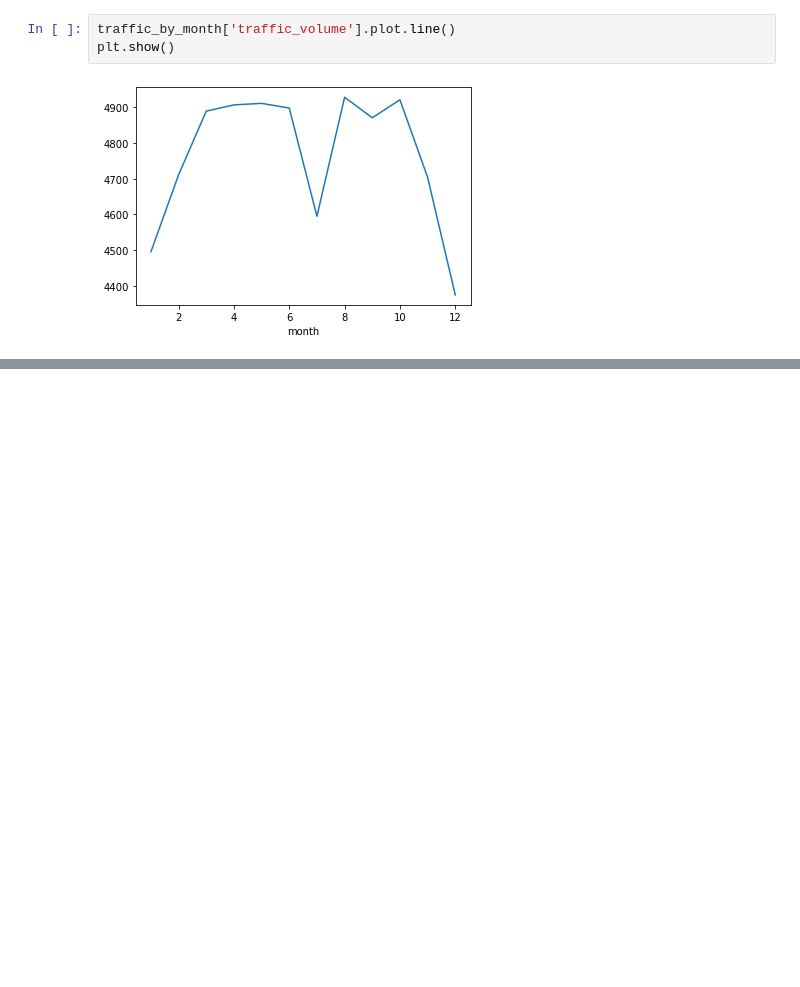
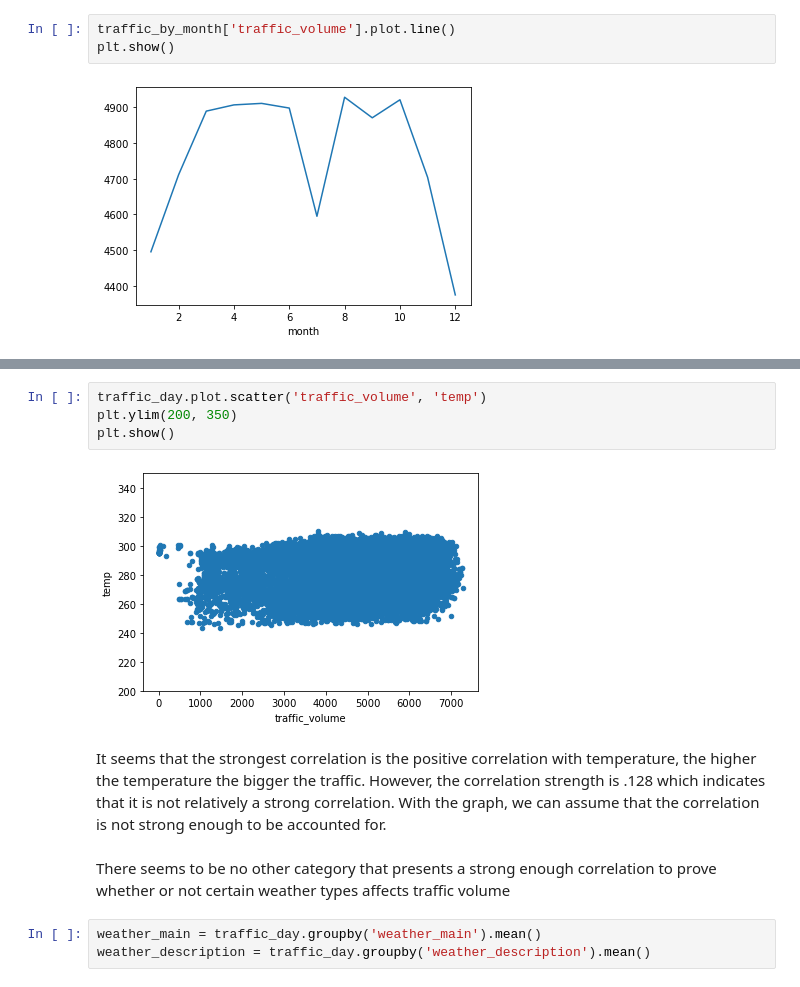
Before and after one commit to hkawamat/hkawamat, a Jupyter notebook: Project 4.ipynb, the cells around one changed output, grey strips where cells are left out. Drawn from its saved outputs; the diff is of its cells as text; blank space fills up the shorter version.

```diff
--- a/Project 4.ipynb
+++ b/Project 4.ipynb
@@ -149,0 +242,13 @@ plt.show()
+# %%
+traffic_day.plot.scatter('traffic_volume', 'temp')
+plt.ylim(200, 350)
+plt.show()
+# %% [output]
+[figure, added]
+# %% [markdown]
+It seems that the strongest correlation is the positive correlation with temperature, the higher the temperature the bigger the traffic. However, the correlation strength is .128 which indicates that it is not relatively a strong correlation. With the graph, we can assume that the correlation is not strong enough to be accounted for.
+# %% [markdown]
+There seems to be no other category that presents a strong enough correlation to prove whether or not certain weather types affects traffic volume
+# %%
+weather_main = traffic_day.groupby('weather_main').mean()
+weather_description = traffic_day.groupby('weather_description').mean()
```
Also changed, not shown: parts of 17 cells of this notebook.
